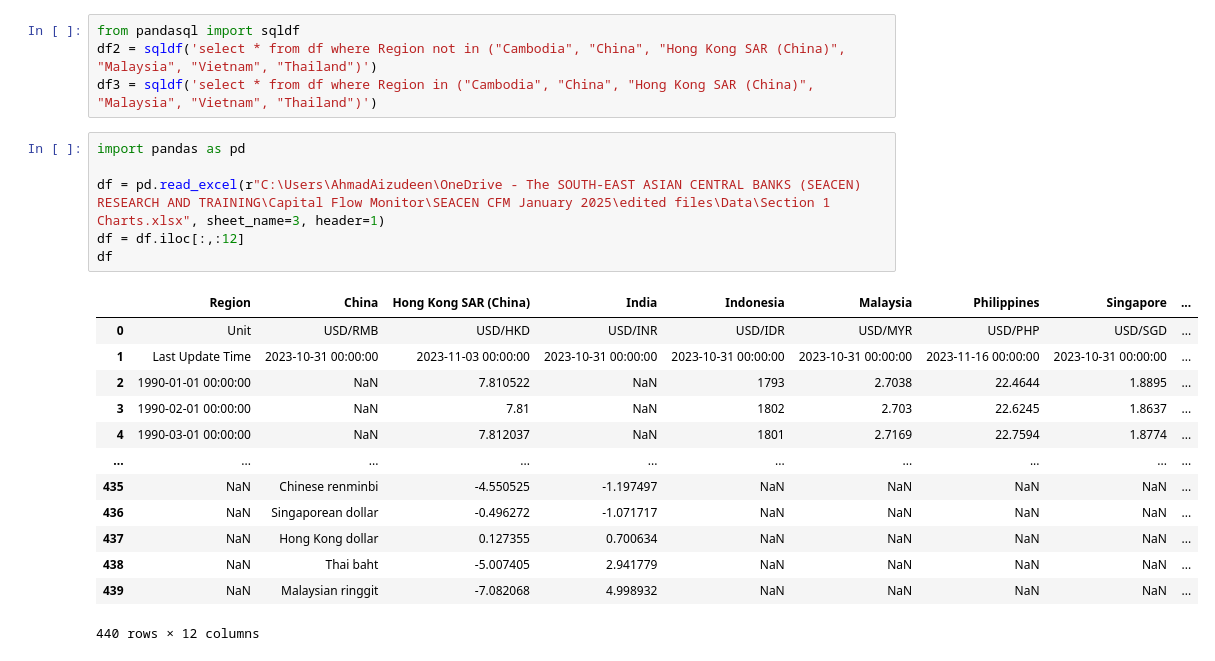
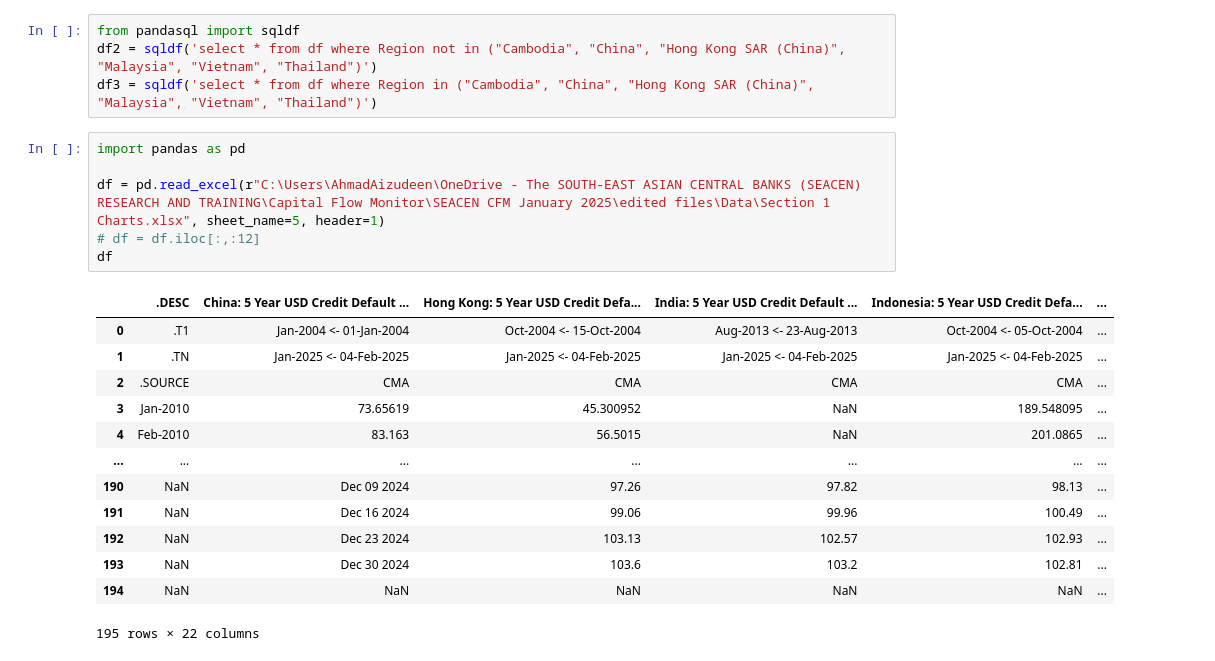
Before and after one commit to aizudeen11/cfm-nlp, a Jupyter notebook: webscrap.ipynb, the cells around one changed output. Drawn from its saved outputs; the diff is of its cells as text.

```diff
--- a/webscrap.ipynb
+++ b/webscrap.ipynb
@@ -256,20 +256,20 @@ df3 = sqldf('select * from df where Region in ("Cambodia", "China", "Hong Kong S
 # %%
 import pandas as pd
 
-df = pd.read_excel(r"C:\Users\AhmadAizudeen\OneDrive - The SOUTH-EAST ASIAN CENTRAL BANKS (SEACEN) RESEARCH AND TRAINING\Capital Flow Monitor\SEACEN CFM January 2025\edited files\Data\Section 1 Charts.xlsx", sheet_name=3, header=1)
-df = df.iloc[:,:12]
+df = pd.read_excel(r"C:\Users\AhmadAizudeen\OneDrive - The SOUTH-EAST ASIAN CENTRAL BANKS (SEACEN) RESEARCH AND TRAINING\Capital Flow Monitor\SEACEN CFM January 2025\edited files\Data\Section 1 Charts.xlsx", sheet_name=5, header=1)
+# df = df.iloc[:,:12]
 df
 # %% [output]
-|  | Region | China | Hong Kong SAR (China) | India | Indonesia | Malaysia | Philippines | Singapore | ... |
-| 0 | Unit | USD/RMB | USD/HKD | USD/INR | USD/IDR | USD/MYR | USD/PHP | USD/SGD | ... |
-| 1 | Last Update Time | 2023-10-31 00:00:00 | 2023-11-03 00:00:00 | 2023-10-31 00:00:00 | 2023-10-31 00:00:00 | 2023-10-31 00:00:00 | 2023-11-16 00:00:00 | 2023-10-31 00:00:00 | ... |
-| 2 | 1990-01-01 00:00:00 | NaN | 7.810522 | NaN | 1793 | 2.7038 | 22.4644 | 1.8895 | ... |
-| 3 | 1990-02-01 00:00:00 | NaN | 7.81 | NaN | 1802 | 2.703 | 22.6245 | 1.8637 | ... |
-| 4 | 1990-03-01 00:00:00 | NaN | 7.812037 | NaN | 1801 | 2.7169 | 22.7594 | 1.8774 | ... |
-| ... | ... | ... | ... | ... | ... | ... | ... | ... | ... |
-| 435 | NaN | Chinese renminbi | -4.550525 | -1.197497 | NaN | NaN | NaN | NaN | ... |
-| 436 | NaN | Singaporean dollar | -0.496272 | -1.071717 | NaN | NaN | NaN | NaN | ... |
-| 437 | NaN | Hong Kong dollar | 0.127355 | 0.700634 | NaN | NaN | NaN | NaN | ... |
-| 438 | NaN | Thai baht | -5.007405 | 2.941779 | NaN | NaN | NaN | NaN | ... |
-| 439 | NaN | Malaysian ringgit | -7.082068 | 4.998932 | NaN | NaN | NaN | NaN | ... |
+|  | .DESC | China: 5 Year USD Credit Default ... | Hong Kong: 5 Year USD Credit Defa... | India: 5 Year USD Credit Default ... | Indonesia: 5 Year USD Credit Defa... | ... |
+| 0 | .T1 | Jan-2004 <- 01-Jan-2004 | Oct-2004 <- 15-Oct-2004 | Aug-2013 <- 23-Aug-2013 | Oct-2004 <- 05-Oct-2004 | ... |
+| 1 | .TN | Jan-2025 <- 04-Feb-2025 | Jan-2025 <- 04-Feb-2025 | Jan-2025 <- 04-Feb-2025 | Jan-2025 <- 04-Feb-2025 | ... |
+| 2 | .SOURCE | CMA | CMA | CMA | CMA | ... |
+| 3 | Jan-2010 | 73.65619 | 45.300952 | NaN | 189.548095 | ... |
+| 4 | Feb-2010 | 83.163 | 56.5015 | NaN | 201.0865 | ... |
+| ... | ... | ... | ... | ... | ... | ... |
+| 190 | NaN | Dec 09 2024 | 97.26 | 97.82 | 98.13 | ... |
+| 191 | NaN | Dec 16 2024 | 99.06 | 99.96 | 100.49 | ... |
+| 192 | NaN | Dec 23 2024 | 103.13 | 102.57 | 102.93 | ... |
+| 193 | NaN | Dec 30 2024 | 103.6 | 103.2 | 102.81 | ... |
+| 194 | NaN | NaN | NaN | NaN | NaN | ... |
-440 rows × 12 columns
+195 rows × 22 columns
```
Also changed, not shown: parts of 8 cells of this notebook, 3 other files.
